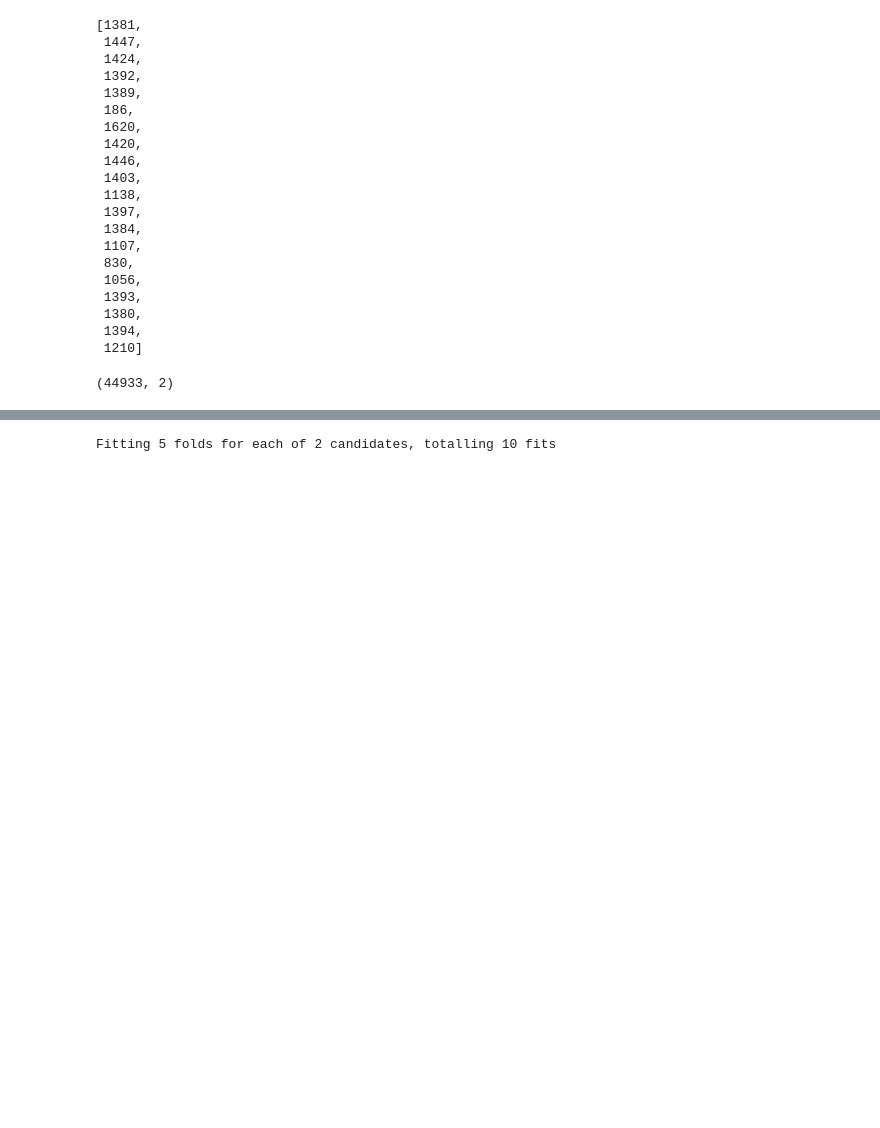
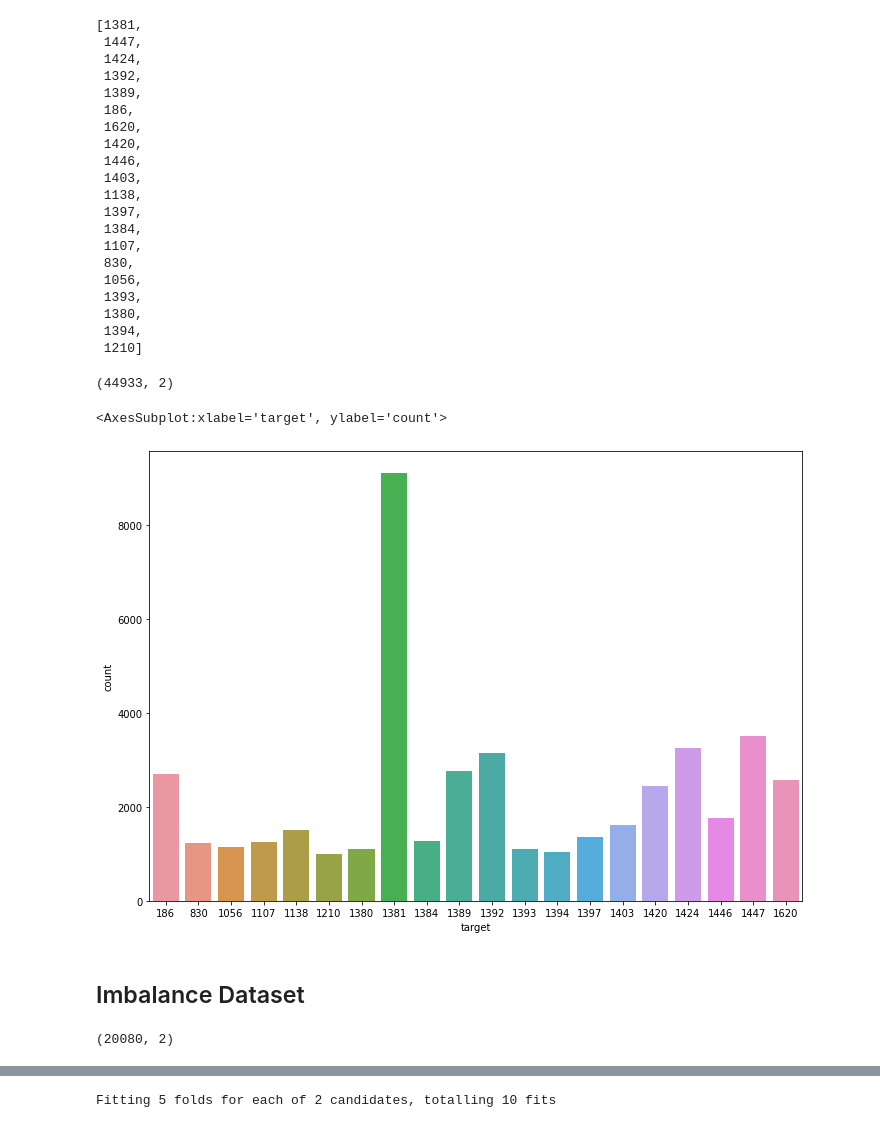
Before and after one commit to knarfamlap/tweet2emoji, a Jupyter notebook: main.ipynb, the cells around one changed output, grey strips where cells are left out. Cells and saved outputs as stored; diff of their text form; code cells hidden in the pictures; blank space fills up the shorter version.

```diff
--- a/main.ipynb
+++ b/main.ipynb
@@ -201,3 +245,11 @@ twemoji['target'].value_counts().index.tolist()
 twemoji.shape
 # %% [output]
 (44933, 2)
+# %%
+fig, ax = plt.subplots(figsize=(11.7, 8.27))
+sns.countplot(ax=ax, x='target', data=twemoji)
+# %% [output]
+<AxesSubplot:xlabel='target', ylabel='count'>
+[figure, added]
+# %% [markdown]
+## Imbalance Dataset
@@ -203,0 +260,4 @@ twemoji.shape
+# %%
+twemoji.shape
+# %% [output]
+(20080, 2)
```
Also changed, not shown: parts of 45 cells of this notebook, 1 other file.
